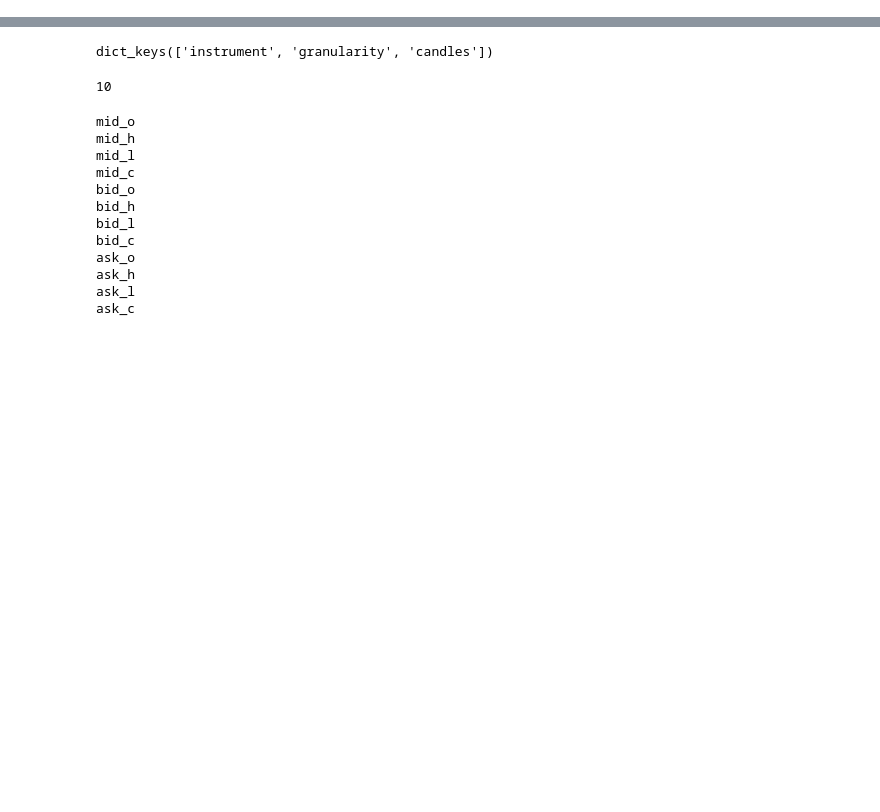
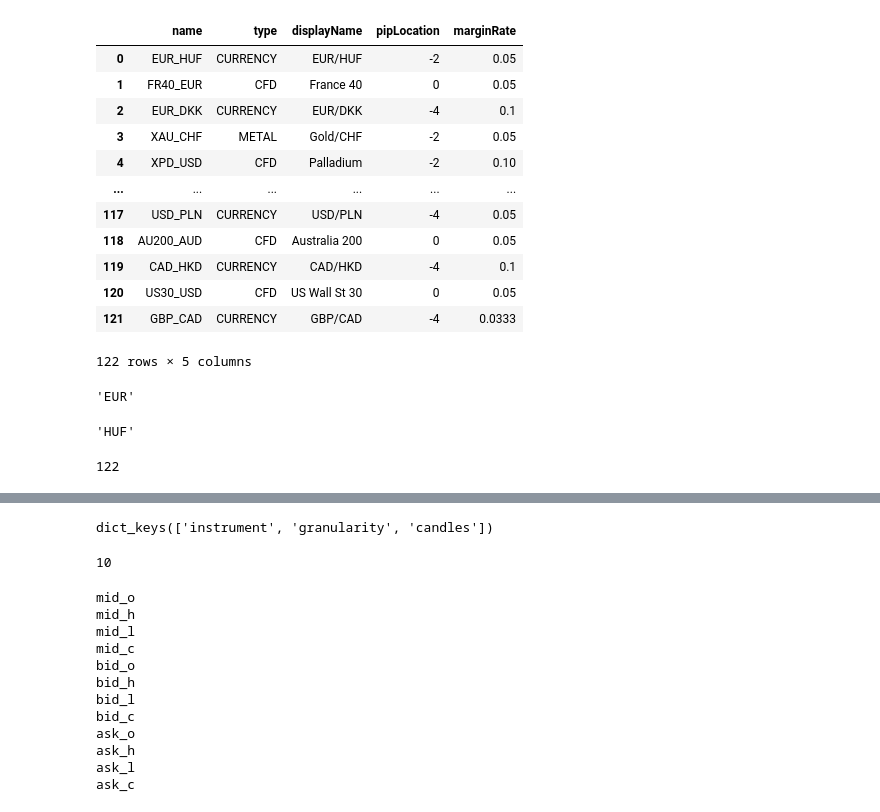
Before and after one commit to ananta-dev/Forex-Bot, a Jupyter notebook: save_candles.ipynb, the cells around one changed output, grey strips where cells are left out. Saved outputs shown, nothing was run; the diff lists cells and outputs as text; code cells hidden in the pictures; blank space fills up the shorter version.

```diff
--- a/save_candles.ipynb
+++ b/save_candles.ipynb
@@ -18,0 +5,26 @@ response_candles = session.get(url_candles,params=params_candles,headers=defs.SE
+# %%
+ins_df = pd.read_pickle("his_data\@instruments.pkl")
+# %%
+ins_df
+# %% [output]
+|  | name | type | displayName | pipLocation | marginRate |
+| 0 | EUR_HUF | CURRENCY | EUR/HUF | -2 | 0.05 |
+| 1 | FR40_EUR | CFD | France 40 | 0 | 0.05 |
+| 2 | EUR_DKK | CURRENCY | EUR/DKK | -4 | 0.1 |
+| 3 | XAU_CHF | METAL | Gold/CHF | -2 | 0.05 |
+| 4 | XPD_USD | CFD | Palladium | -2 | 0.10 |
+| ... | ... | ... | ... | ... | ... |
+| 117 | USD_PLN | CURRENCY | USD/PLN | -4 | 0.05 |
+| 118 | AU200_AUD | CFD | Australia 200 | 0 | 0.05 |
+| 119 | CAD_HKD | CURRENCY | CAD/HKD | -4 | 0.1 |
+| 120 | US30_USD | CFD | US Wall St 30 | 0 | 0.05 |
+| 121 | GBP_CAD | CURRENCY | GBP/CAD | -4 | 0.0333 |
+122 rows × 5 columns
+# %%
+ins_df.iloc[0]['name'][:3]
+# %% [output]
+'EUR'
+# %%
+ins_df.iloc[0]['name'][4:]
+# %% [output]
+'HUF'
@@ -18,0 +33,4 @@ response_candles = session.get(url_candles,params=params_candles,headers=defs.SE
+# %%
+ins_df.shape[0]
+# %% [output]
+122
```
Also changed, not shown: parts of 34 cells of this notebook, 31 other files.
